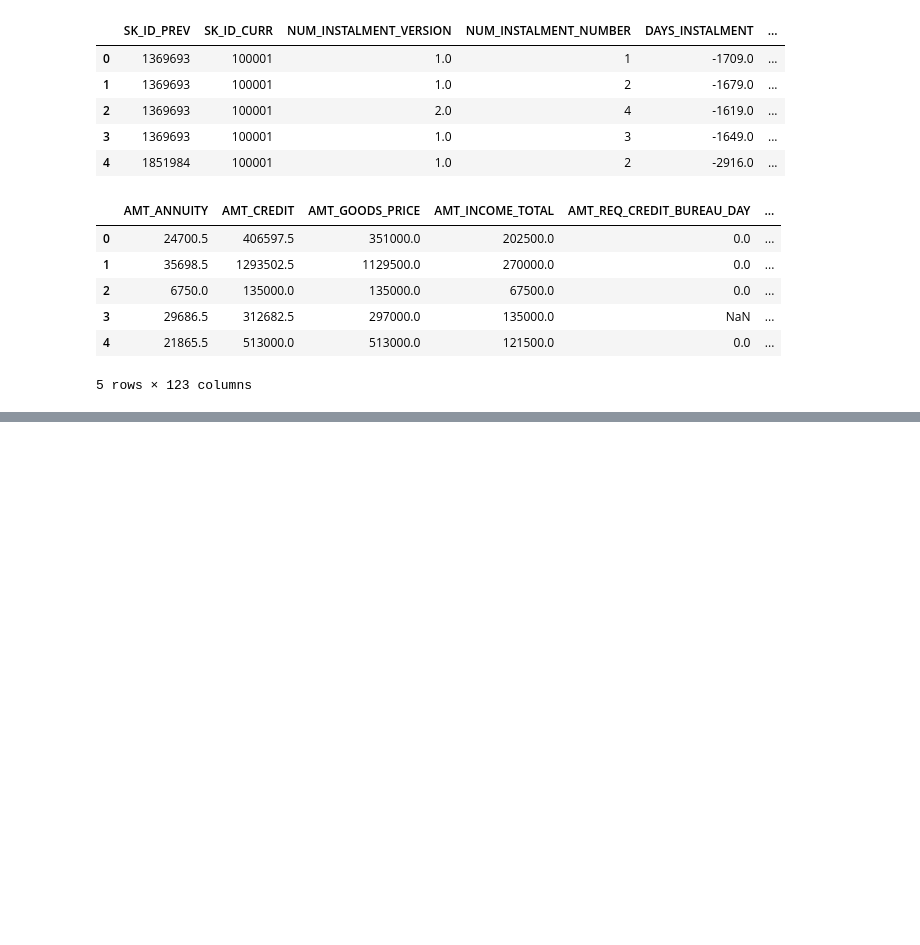
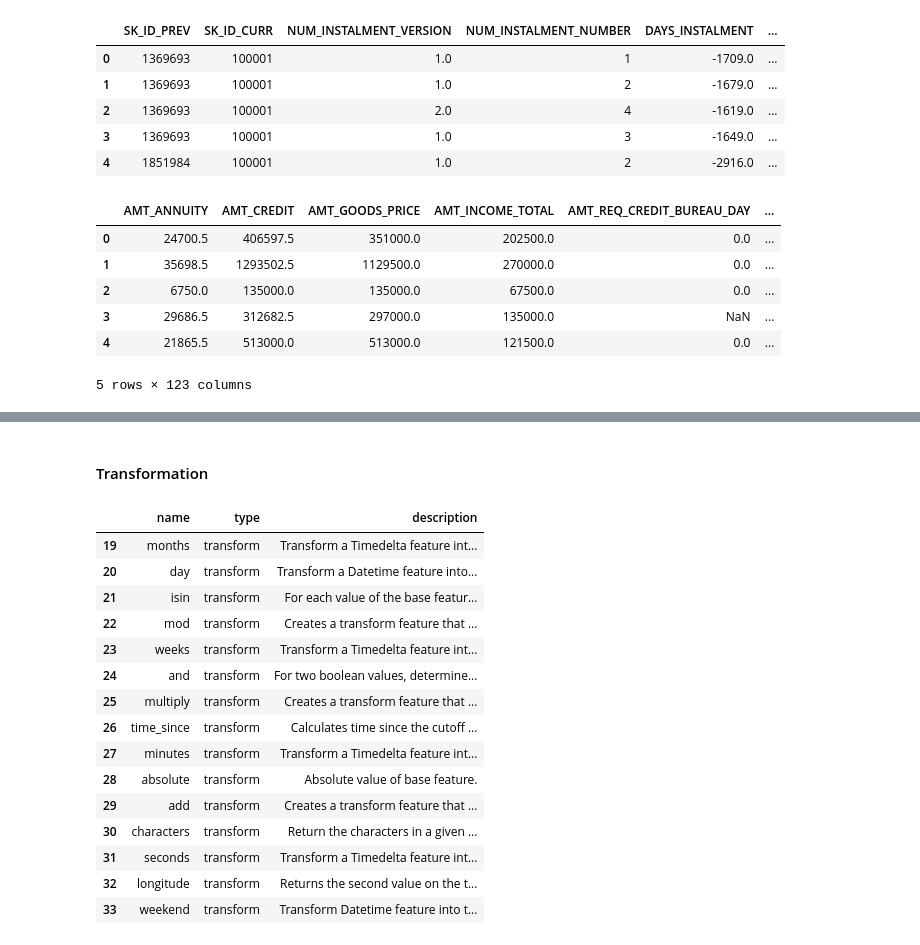
Before and after one commit to zahid1202/Credit_Default_Risk, a Jupyter notebook: Automated_Feature_Engineering.ipynb, the cells around one changed output, grey strips where cells are left out. Drawn from its saved outputs; the diff is of its cells as text; code cells hidden in the pictures; blank space fills up the shorter version.

```diff
--- a/Automated_Feature_Engineering.ipynb
+++ b/Automated_Feature_Engineering.ipynb
@@ -258,0 +369,21 @@ app.head()
+# %% [markdown]
+#### Transformation
+# %%
+primitives[primitives["type"]=='transform'].head(15)
+# %% [output]
+|  | name | type | description |
+| 19 | months | transform | Transform a Timedelta feature int... |
+| 20 | day | transform | Transform a Datetime feature into... |
+| 21 | isin | transform | For each value of the base featur... |
+| 22 | mod | transform | Creates a transform feature that ... |
+| 23 | weeks | transform | Transform a Timedelta feature int... |
+| 24 | and | transform | For two boolean values, determine... |
+| 25 | multiply | transform | Creates a transform feature that ... |
+| 26 | time_since | transform | Calculates time since the cutoff ... |
+| 27 | minutes | transform | Transform a Timedelta feature int... |
+| 28 | absolute | transform | Absolute value of base feature. |
+| 29 | add | transform | Creates a transform feature that ... |
+| 30 | characters | transform | Return the characters in a given ... |
+| 31 | seconds | transform | Transform a Timedelta feature int... |
+| 32 | longitude | transform | Returns the second value on the t... |
+| 33 | weekend | transform | Transform Datetime feature into t... |
```
Also changed, not shown: parts of 12 cells of this notebook.
